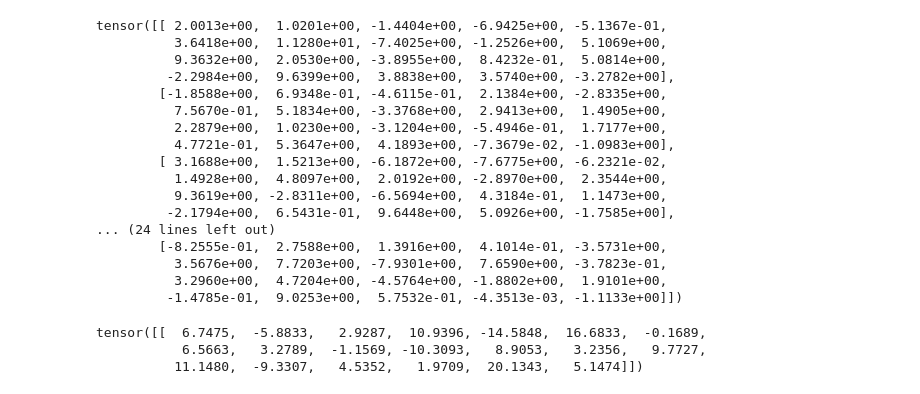
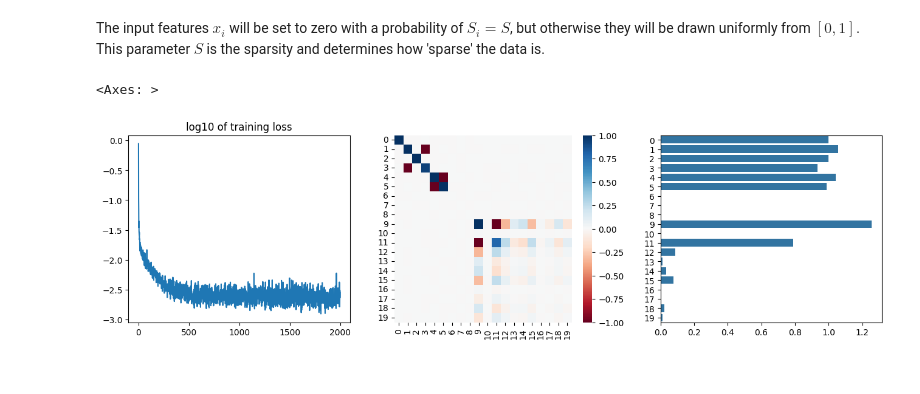
Before and after one commit to avspaendonck/Papers, a Jupyter notebook: Interpretability/Superposition.ipynb, the cells around one changed output. Cells and saved outputs as stored; diff of their text form; code cells hidden in the pictures.

Commit message:
First fullly working model

```diff
--- a/Interpretability/Superposition.ipynb
+++ b/Interpretability/Superposition.ipynb
@@ -35,41 +78,37 @@ class LinearModel():
-# %%
-#  hyperparameters
-S = 0.1
-input_size = 20
-hidden_size = 5
-sample_size = 1000
-batch_size = 20
-
-# create data and randomly set elements to zero to mimic sparsity
-data = torch.rand((10, input_size))
-mask = torch.rand(data.shape) < S
-data[mask] = 0
-
-# Initialize model
-model = LinearModel(input_size, hidden_size)
-# %% [output]
-tensor([[ 2.0013e+00,  1.0201e+00, -1.4404e+00, -6.9425e+00, -5.1367e-01,
-          3.6418e+00,  1.1280e+01, -7.4025e+00, -1.2526e+00,  5.1069e+00,
-          9.3632e+00,  2.0530e+00, -3.8955e+00,  8.4232e-01,  5.0814e+00,
-         -2.2984e+00,  9.6399e+00,  3.8838e+00,  3.5740e+00, -3.2782e+00],
-        [-1.8588e+00,  6.9348e-01, -4.6115e-01,  2.1384e+00, -2.8335e+00,
-          7.5670e-01,  5.1834e+00, -3.3768e+00,  2.9413e+00,  1.4905e+00,
-          2.2879e+00,  1.0230e+00, -3.1204e+00, -5.4946e-01,  1.7177e+00,
-          4.7721e-01,  5.3647e+00,  4.1893e+00, -7.3679e-02, -1.0983e+00],
-        [ 3.1688e+00,  1.5213e+00, -6.1872e+00, -7.6775e+00, -6.2321e-02,
-          1.4928e+00,  4.8097e+00,  2.0192e+00, -2.8970e+00,  2.3544e+00,
-          9.3619e+00, -2.8311e+00, -6.5694e+00,  4.3184e-01,  1.1473e+00,
-         -2.1794e+00,  6.5431e-01,  9.6448e+00,  5.0926e+00, -1.7585e+00],
-... (24 lines left out)
-        [-8.2555e-01,  2.7588e+00,  1.3916e+00,  4.1014e-01, -3.5731e+00,
-          3.5676e+00,  7.7203e+00, -7.9301e+00,  7.6590e+00, -3.7823e-01,
-          3.2960e+00,  4.7204e+00, -4.5764e+00, -1.8802e+00,  1.9101e+00,
-         -1.4785e-01,  9.0253e+00,  5.7532e-01, -4.3513e-03, -1.1133e+00]])
-# %%
-model = LinearModel(20, 5)
-v = torch.ones(20)
-model.forward(v)
-# %% [output]
-tensor([[  6.7475,  -5.8833,   2.9287,  10.9396, -14.5848,  16.6833,  -0.1689,
-           6.5663,   3.2789,  -1.1569, -10.3093,   8.9053,   3.2356,   9.7727,
-          11.1480,  -9.3307,   4.5352,   1.9709,  20.1343,   5.1474]])
+# %% [markdown]
+The input features $x_i$ will be set to zero with a probability of $S_i = S$, but otherwise they will be drawn uniformly from $[0, 1]$. This parameter $S$ is the sparsity and determines how 'sparse' the data is.
+# %%
+#  set hyperparameters
+config = Config(
+    n_features = 20,
+    n_hidden = 5,
+    n_instances = 1,
+    batch_size = 50,
+    sparsity =  0.7,
+ )
+
+# initalize model
+model = Model(
+    config=config,
+    importance=0.7 ** torch.arange(config.n_features),
+    nonlinear=True,
+)
+
+# train the model
+model.train(lr=0.1, n_steps = 2*10**5)
+
+# get weights
+wwt = model.weights @ torch.transpose(model.weights, 0, 1)
+wwt = wwt.detach().numpy()
+
+# plot
+fig, axs = plt.subplots(ncols = 3, figsize=(16, 4))
+
+axs[0].plot(model.loss_hist)
+axs[0].set_title("log10 of training loss")
+
+sns.heatmap(wwt,  cmap='RdBu', vmin=-1, vmax=1, ax=axs[1])
+sns.barplot(wwt.diagonal(), orient='h', ax=axs[2])
+# %% [output]
+<Axes: >
+[figure, added]
```
Also changed, not shown: parts of 4 cells of this notebook.
